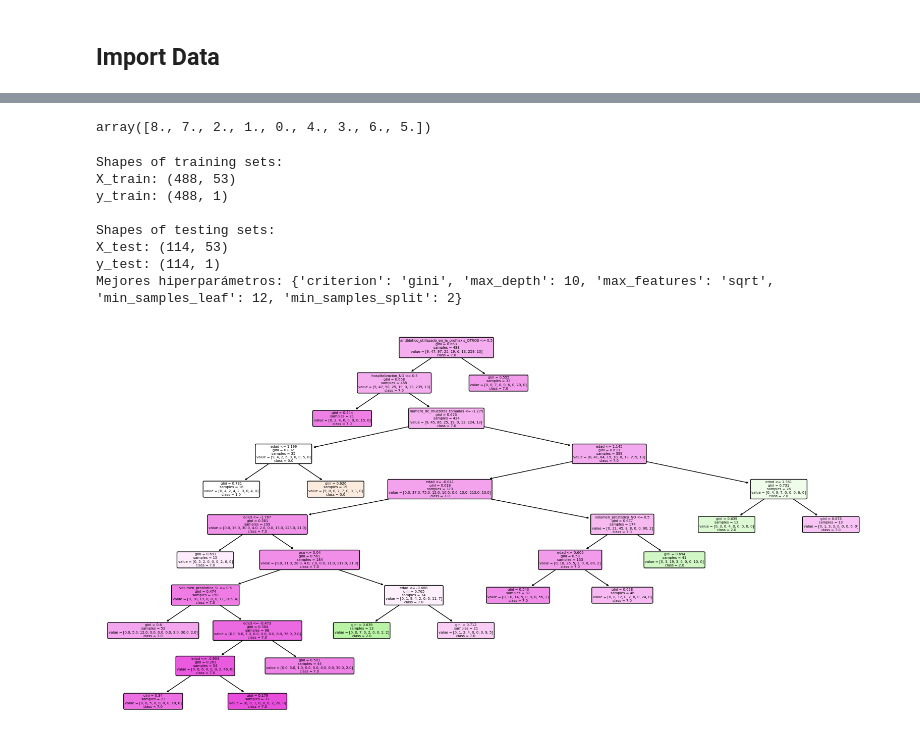
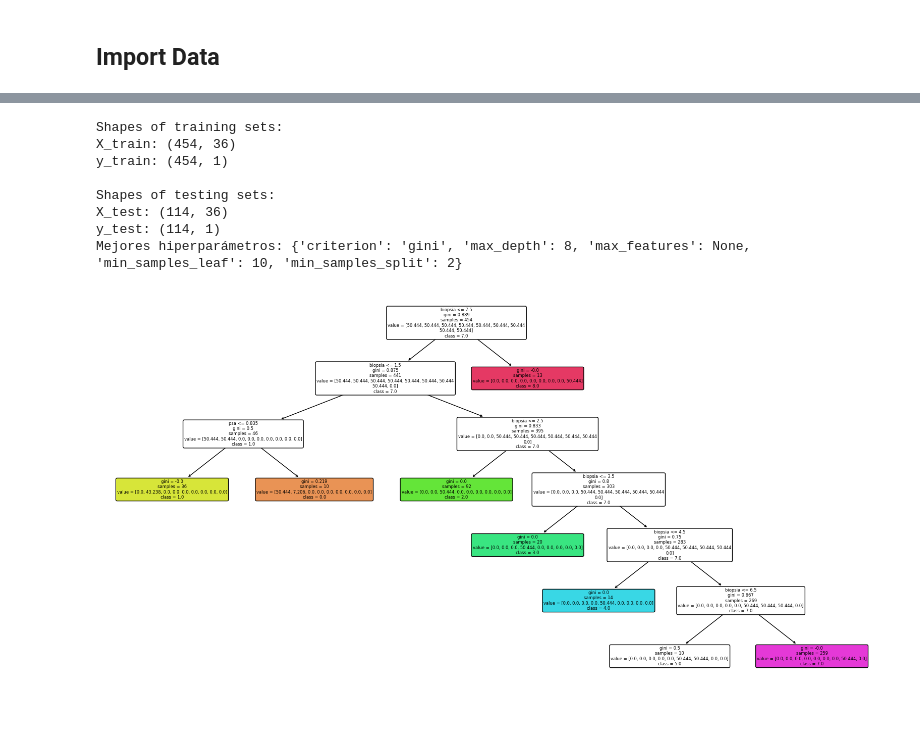
Before and after one commit to clblommberg/Proym6_Integrador_henry, a Jupyter notebook: notebooks/3_Entrenamiento.ipynb, the cells around one changed output, grey strips where cells are left out. Drawn from its saved outputs; the diff is of its cells as text; code cells hidden in the pictures.

```diff
--- a/notebooks/3_Entrenamiento.ipynb
+++ b/notebooks/3_Entrenamiento.ipynb
@@ -725,10 +343,3 @@ plt.show()
-# %%
-y_train_resampled['biopsia'].unique()
-# %% [output]
-array([8., 7., 2., 1., 0., 4., 3., 6., 5.])
-# %%
-X_train=X_train_resampled
-y_train=y_train_resampled
 # %%
 # Verificar las formas de los conjuntos resultantes
 print("Shapes of training sets:")
@@ -777,39 +388,40 @@ def hyperparameter_search(X_train, y_train, espacio_de_parametros):
 # Función para visualizar el árbol de decisión
 def visualize_tree(model, features, class_names=None):
     plt.figure(figsize=(20, 10))
     plot_tree(model, filled=True, rounded=True, class_names=class_names, feature_names=features)
     plt.savefig('../datasets/images/tree.png')
 
 espacio_de_parametros = {
     'max_depth': [8, 10, 12, 15],
     'min_samples_leaf': [10, 12, 14, 16], #16, 32, 64, 128, 256
     'min_samples_split': [2, 5, 8, 10],
     'max_features': [None, 'sqrt', 'log2', 0.5, 0.7],
     'criterion': ['gini', 'entropy']
 }
 
+
 # Realizar búsqueda de hiperparámetros
 resultados_hyperparametros, mejores_hiperparametros = hyperparameter_search(X_train, y_train, espacio_de_parametros)
 
 # Imprimir los mejores hiperparámetros
 print("Mejores hiperparámetros:", mejores_hiperparametros)
 
 # Entrenar el modelo con los mejores hiperparámetros
-mejor_modelo = DecisionTreeClassifier(**mejores_hiperparametros, random_state=SEED)
+mejor_modelo = DecisionTreeClassifier(**mejores_hiperparametros, class_weight='balanced',random_state=SEED)
 mejor_modelo.fit(X_train, y_train)
 
 # Visualizar el árbol de decisión con los mejores hiperparámetros
 visualize_tree(mejor_modelo, X_train.columns, class_names=[str(i) for i in mejor_modelo.classes_])
 # %% [output]
 Shapes of training sets:
-X_train: (488, 53)
-y_train: (488, 1)
+X_train: (454, 36)
+y_train: (454, 1)
 
 Shapes of testing sets:
-X_test: (114, 53)
+X_test: (114, 36)
 y_test: (114, 1)
-Mejores hiperparámetros: {'criterion': 'gini', 'max_depth': 10, 'max_features': 'sqrt', 'min_samples_leaf': 12, 'min_samples_split': 2}
+Mejores hiperparámetros: {'criterion': 'gini', 'max_depth': 8, 'max_features': None, 'min_samples_leaf': 10, 'min_samples_split': 2}
-[figure, old version]
+[figure, new version]
 # %%
 # Después de ejecutar la búsqueda de hiperparámetros
 # Función para realizar búsqueda de hiperparámetros
```
Also changed, not shown: parts of 25 cells of this notebook, 14 other files.
